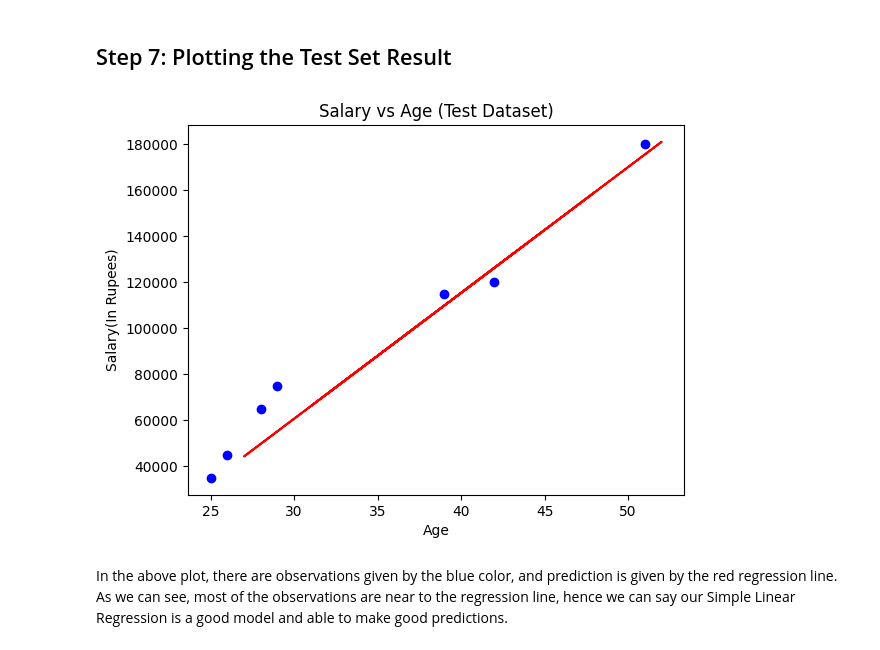
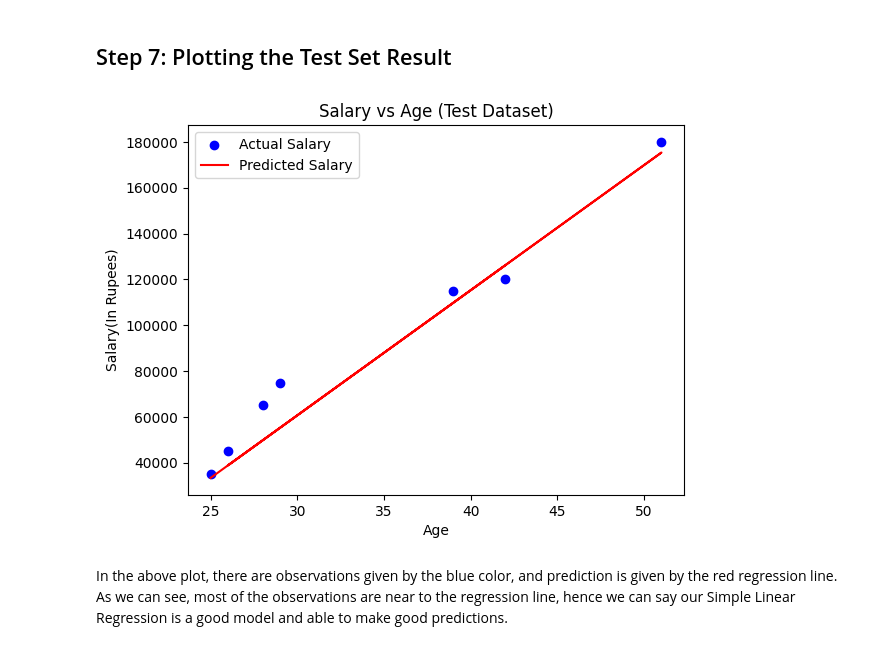
Before and after one commit to VED-PRAKA5H/machine_learning, a Jupyter notebook: simple_linera_regression.ipynb, the cells around one changed output. Drawn from its saved outputs; the diff is of its cells as text; code cells hidden in the pictures.

```diff
--- a/simple_linera_regression.ipynb
+++ b/simple_linera_regression.ipynb
@@ -55,8 +55,8 @@ LinearRegression()
 ## Step 5: Prediction of test set result
 # %%
 #Prediction of Test and Training set result
-y_pred= regressor.predict(x_test.reshape(-1, 1))
-x_pred= regressor.predict(x_train.reshape(-1, 1))
+y_pred= regressor.predict(x_test)
+x_pred= regressor.predict(x_train)
 # %% [markdown]
 ## Step 6: Plotting the Training Set Result
 # %%
@@ -71,15 +71,15 @@ plt.show()
 # %% [markdown]
 ## Step 7: Plotting the Test Set Result
 # %%
-#visualizing the Test set results
-plt.scatter(x_test, y_test, color="blue")
-plt.plot(x_train, x_pred, color="red")
+plt.scatter(x_test, y_test, color="blue", label="Actual Salary")
+plt.plot(x_test, y_pred, color="red", label="Predicted Salary")
 plt.title("Salary vs Age (Test Dataset)")
 plt.xlabel("Age")
 plt.ylabel("Salary(In Rupees)")
+plt.legend()
 plt.show()
 # %% [output]
-[figure, old version]
+[figure, new version]
 # %% [markdown]
 In the above plot, there are observations given by the blue color, and
 prediction is given by the red regression line. As we can see, most of the
```
Also changed, not shown: parts of 2 cells of this notebook.
